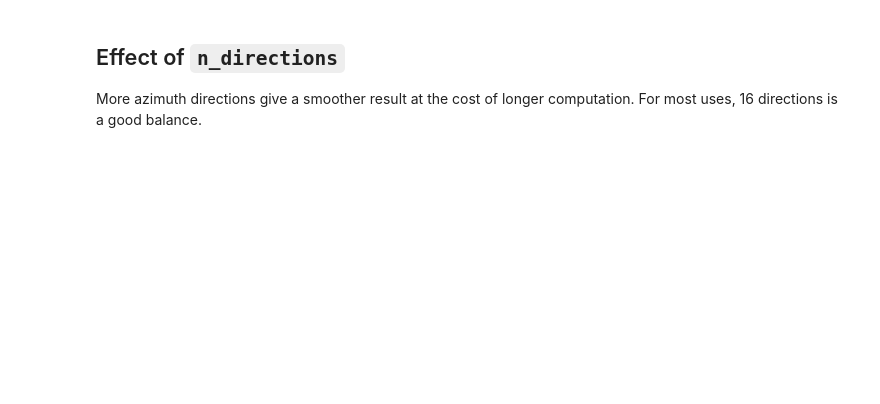
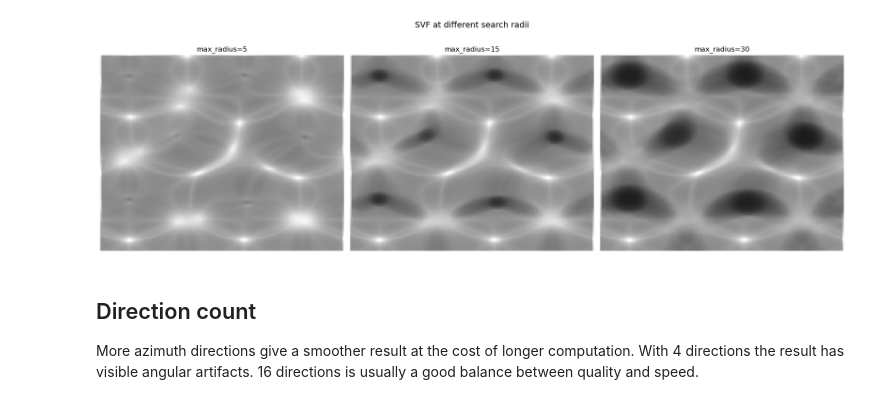
Before and after one commit to makepath/xarray-spatial, a Jupyter notebook: examples/user_guide/24_Sky_View_Factor.ipynb, the cells around one changed output. Cells and saved outputs as stored; diff of their text form; code cells hidden in the pictures; blank space fills up the shorter version.

```diff
--- a/examples/user_guide/24_Sky_View_Factor.ipynb
+++ b/examples/user_guide/24_Sky_View_Factor.ipynb
@@ -73,19 +81,21 @@ A larger search radius captures more distant obstructions. This matters in terra
 # %%
 radii = [5, 15, 30]
-fig, axes = plt.subplots(1, 3, figsize=(18, 5))
+fig, axes = plt.subplots(1, 3, figsize=(18, 5.5))
 
 for ax, r in zip(axes, radii):
     result = sky_view_factor(dem, max_radius=r, n_directions=16)
-    result.plot(ax=ax, cmap='gray', vmin=0, vmax=1, add_colorbar=False)
-    ax.set_title(f'max_radius={r}')
-    ax.set_aspect('equal')
+    result.plot.imshow(ax=ax, cmap='gray', vmin=0, vmax=1, add_colorbar=False)
+    ax.set_title(f'max_radius={r}', fontsize=12)
+    ax.set_axis_off()
 
-fig.suptitle('SVF at different search radii', fontsize=14, y=1.02)
+plt.suptitle('SVF at different search radii', fontsize=14, y=1.02)
 plt.tight_layout()
 plt.show()
+# %% [output]
+[figure, added]
 # %% [markdown]
-## Effect of `n_directions`
+## Direction count
 
-More azimuth directions give a smoother result at the cost of longer computation. For most uses, 16 directions is a good balance.
+More azimuth directions give a smoother result at the cost of longer computation. With 4 directions the result has visible angular artifacts. 16 directions is usually a good balance between quality and speed.
 # %%
 directions = [4, 16, 64]
```
Also changed, not shown: parts of 15 cells of this notebook, 1 other file.
